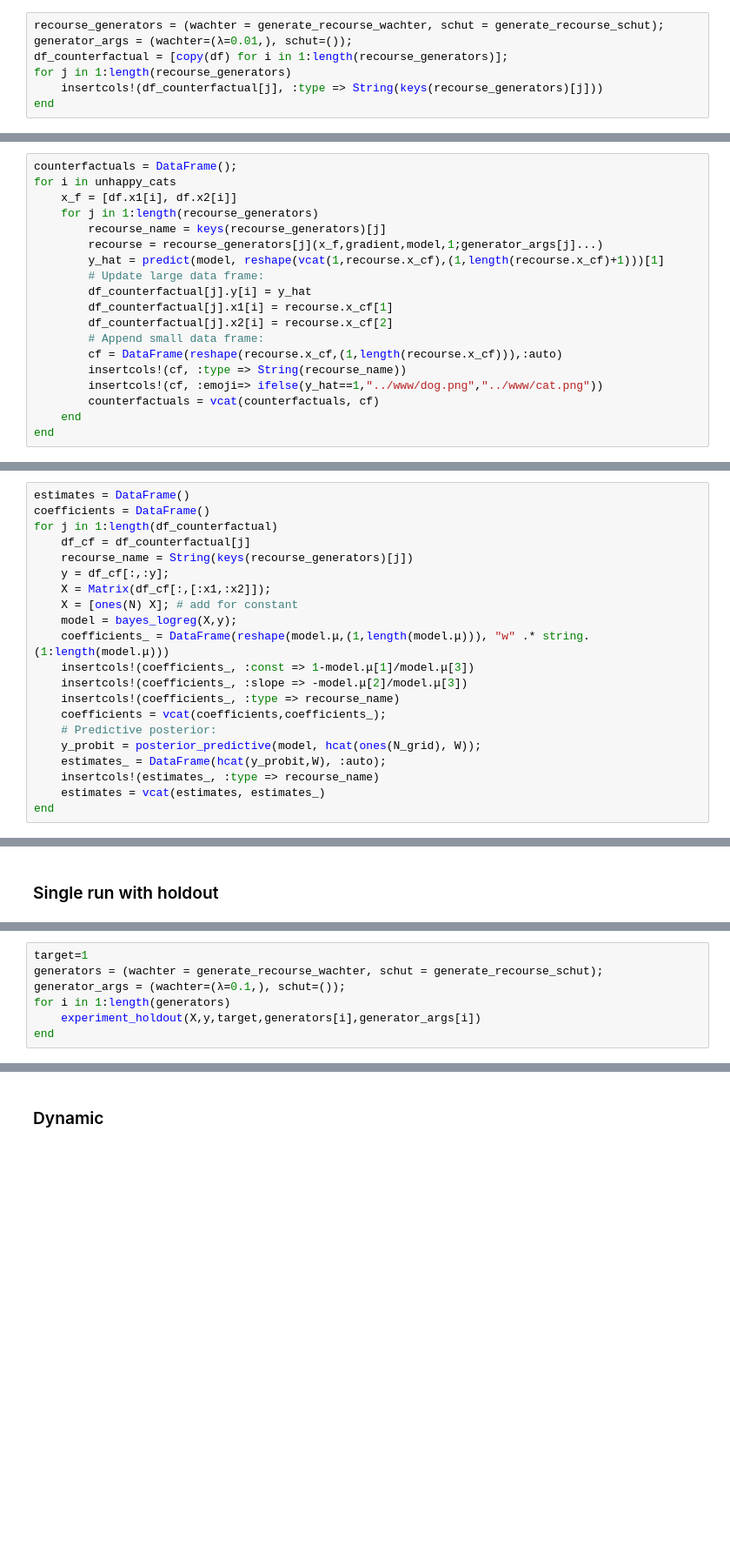
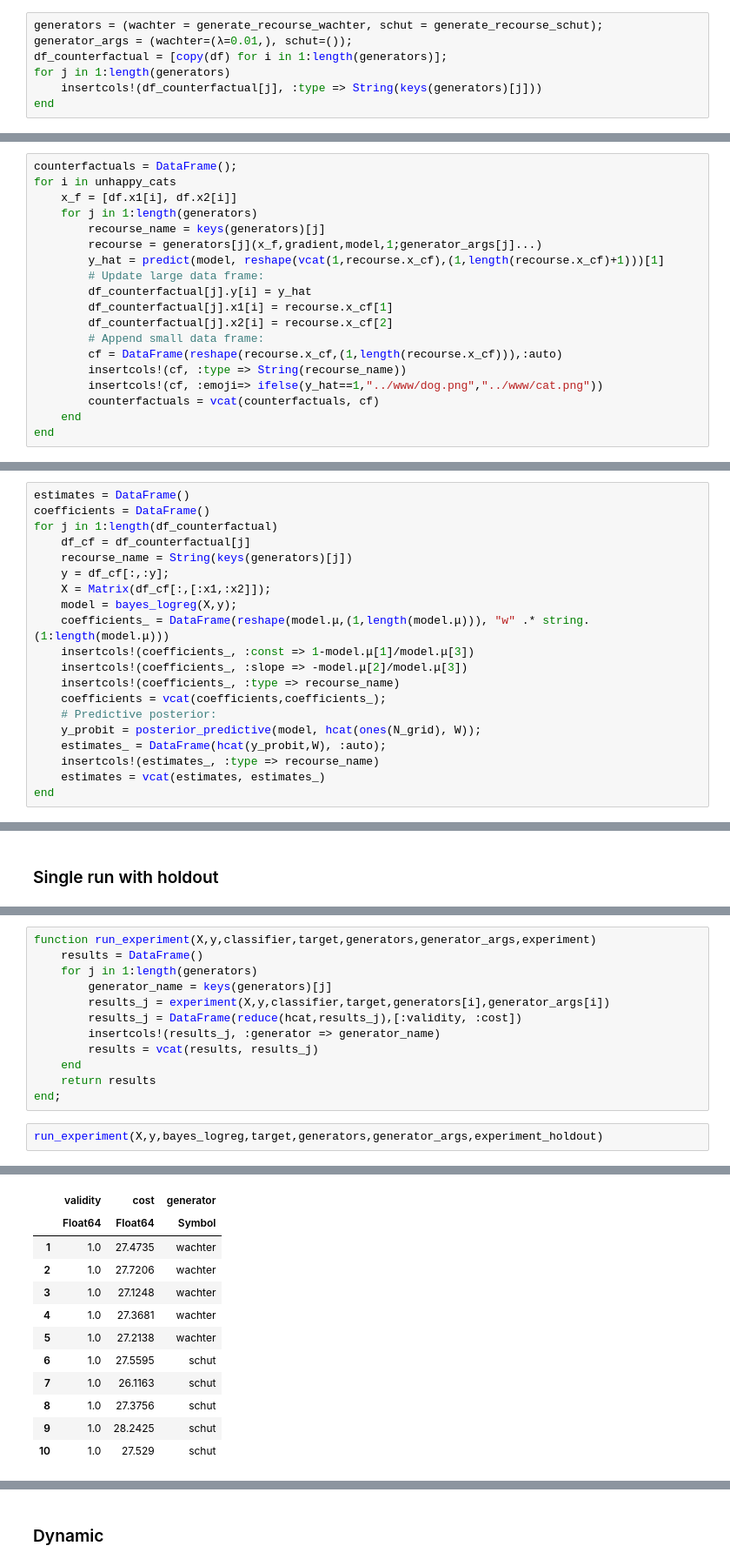
Before and after one commit to JuliaTrustworthyAI/AlgorithmicRecourseDynamics.jl, a Jupyter notebook: examples/endogenous_shifts.ipynb, the cells around one changed output, grey strips where cells are left out. Shown at 87% size. Cells and saved outputs as stored; diff of their text form; blank space fills up the shorter version.

Commit message:
adapted the dynamic experiment

```diff
--- a/examples/endogenous_shifts.ipynb
+++ b/examples/endogenous_shifts.ipynb
@@ -68,11 +63,11 @@ RObject{VecSxp}
 include("../julia/gradients.jl");
 include("../julia/generate_recourse.jl");
 # %%
-recourse_generators = (wachter = generate_recourse_wachter, schut = generate_recourse_schut);
+generators = (wachter = generate_recourse_wachter, schut = generate_recourse_schut);
 generator_args = (wachter=(λ=0.01,), schut=());
-df_counterfactual = [copy(df) for i in 1:length(recourse_generators)];
-for j in 1:length(recourse_generators)
-    insertcols!(df_counterfactual[j], :type => String(keys(recourse_generators)[j]))
+df_counterfactual = [copy(df) for i in 1:length(generators)];
+for j in 1:length(generators)
+    insertcols!(df_counterfactual[j], :type => String(keys(generators)[j]))
 end
 # %%
 proportion = 0.2
@@ -84,9 +79,9 @@ X_f = [[df.x1[i], df.x2[i]] for i in unhappy_cats];
 counterfactuals = DataFrame();
 for i in unhappy_cats
     x_f = [df.x1[i], df.x2[i]]
-    for j in 1:length(recourse_generators)
-        recourse_name = keys(recourse_generators)[j]
-        recourse = recourse_generators[j](x_f,gradient,model,1;generator_args[j]...)
+    for j in 1:length(generators)
+        recourse_name = keys(generators)[j]
+        recourse = generators[j](x_f,gradient,model,1;generator_args[j]...)
         y_hat = predict(model, reshape(vcat(1,recourse.x_cf),(1,length(recourse.x_cf)+1)))[1]
         # Update large data frame:
         df_counterfactual[j].y[i] = y_hat
@@ -130,10 +125,9 @@ estimates = DataFrame()
 coefficients = DataFrame()
 for j in 1:length(df_counterfactual)
     df_cf = df_counterfactual[j]
-    recourse_name = String(keys(recourse_generators)[j])
+    recourse_name = String(keys(generators)[j])
     y = df_cf[:,:y];
     X = Matrix(df_cf[:,[:x1,:x2]]);
-    X = [ones(N) X]; # add for constant
     model = bayes_logreg(X,y);
     coefficients_ = DataFrame(reshape(model.μ,(1,length(model.μ))), "w" .* string.(1:length(model.μ)))
     insertcols!(coefficients_, :const => 1-model.μ[1]/model.μ[3])
@@ -222,10 +230,18 @@ function experiment_holdout(X,y,target,generator,generator_args;proportion_train
 
     return pct_valid, avg_cost
 end;
+# %%
+function run_experiment(X,y,classifier,target,generators,generator_args,experiment)
+    results = DataFrame()
+    for j in 1:length(generators)
+        generator_name = keys(generators)[j]
+        results_j = experiment(X,y,classifier,target,generators[i],generator_args[i])
+        results_j = DataFrame(reduce(hcat,results_j),[:validity, :cost])
+        insertcols!(results_j, :generator => generator_name)
+        results = vcat(results, results_j)
+    end
+    return results
+end;
 # %%
-target=1
-generators = (wachter = generate_recourse_wachter, schut = generate_recourse_schut);
-generator_args = (wachter=(λ=0.1,), schut=());
-for i in 1:length(generators)
-    experiment_holdout(X,y,target,generators[i],generator_args[i])
-end
+run_experiment(X,y,bayes_logreg,target,generators,generator_args,experiment_holdout)
+# %% [output]
@@ -231,0 +249,12 @@ end
+|  | validity | cost | generator |
+|  | Float64 | Float64 | Symbol |
+| 1 | 1.0 | 27.4735 | wachter |
+| 2 | 1.0 | 27.7206 | wachter |
+| 3 | 1.0 | 27.1248 | wachter |
+| 4 | 1.0 | 27.3681 | wachter |
+| 5 | 1.0 | 27.2138 | wachter |
+| 6 | 1.0 | 27.5595 | schut |
+| 7 | 1.0 | 26.1163 | schut |
+| 8 | 1.0 | 27.3756 | schut |
+| 9 | 1.0 | 28.2425 | schut |
+| 10 | 1.0 | 27.529 | schut |
```
Also changed, not shown: parts of 25 cells of this notebook, 7 other files.
